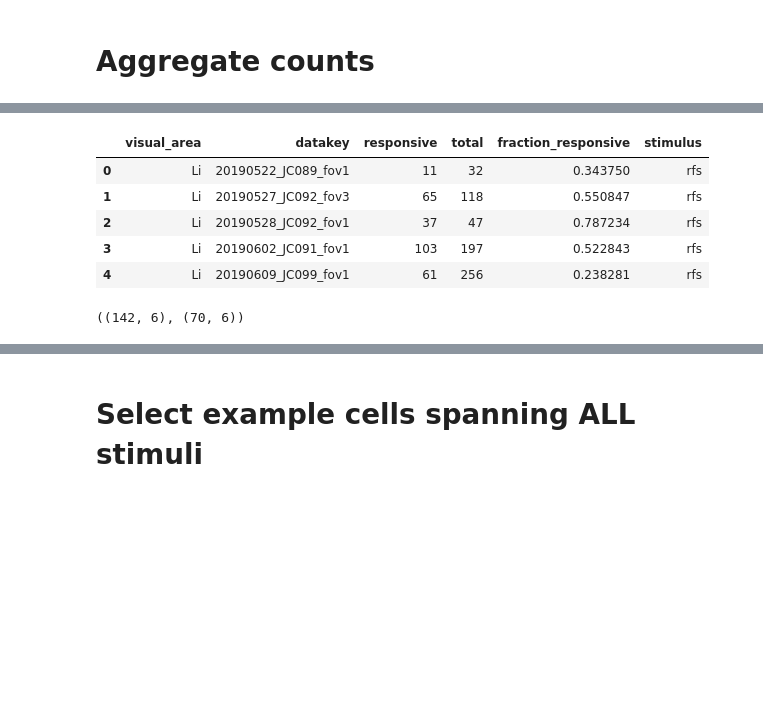
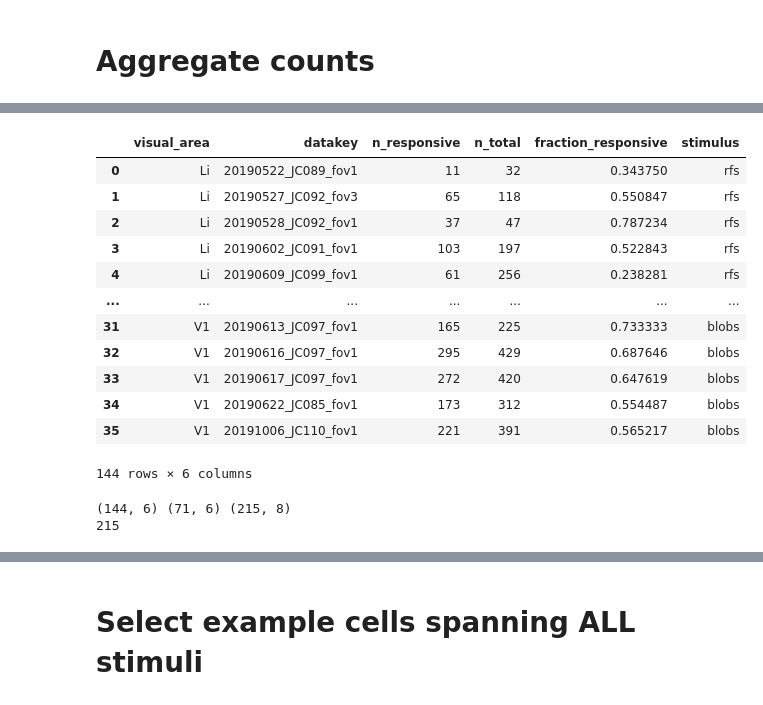
Before and after one commit to julianarhee/rat-2p-area-characterizations, a Jupyter notebook: analyze2p/aggregate/dataset_stats.ipynb, the cells around one changed output, grey strips where cells are left out. Saved outputs shown, nothing was run; the diff lists cells and outputs as text; code cells hidden in the pictures; blank space fills up the shorter version.

```diff
--- a/analyze2p/aggregate/dataset_stats.ipynb
+++ b/analyze2p/aggregate/dataset_stats.ipynb
@@ -549,18 +539,26 @@ total_counts.head()
-# %%
-COUNTS.head()
-# %% [output]
-|  | visual_area | datakey | responsive | total | fraction_responsive | stimulus |
-| 0 | Li | 20190522_JC089_fov1 | 11 | 32 | 0.343750 | rfs |
-| 1 | Li | 20190527_JC092_fov3 | 65 | 118 | 0.550847 | rfs |
-| 2 | Li | 20190528_JC092_fov1 | 37 | 47 | 0.787234 | rfs |
-| 3 | Li | 20190602_JC091_fov1 | 103 | 197 | 0.522843 | rfs |
-| 4 | Li | 20190609_JC099_fov1 | 61 | 256 | 0.238281 | rfs |
 # %%
-COUNTS.shape, total_counts.shape
+COUNTS
 # %% [output]
+|  | visual_area | datakey | n_responsive | n_total | fraction_responsive | stimulus |
+| 0 | Li | 20190522_JC089_fov1 | 11 | 32 | 0.343750 | rfs |
+| 1 | Li | 20190527_JC092_fov3 | 65 | 118 | 0.550847 | rfs |
+| 2 | Li | 20190528_JC092_fov1 | 37 | 47 | 0.787234 | rfs |
+| 3 | Li | 20190602_JC091_fov1 | 103 | 197 | 0.522843 | rfs |
+| 4 | Li | 20190609_JC099_fov1 | 61 | 256 | 0.238281 | rfs |
+| ... | ... | ... | ... | ... | ... | ... |
+| 31 | V1 | 20190613_JC097_fov1 | 165 | 225 | 0.733333 | blobs |
+| 32 | V1 | 20190616_JC097_fov1 | 295 | 429 | 0.687646 | blobs |
+| 33 | V1 | 20190617_JC097_fov1 | 272 | 420 | 0.647619 | blobs |
+| 34 | V1 | 20190622_JC085_fov1 | 173 | 312 | 0.554487 | blobs |
+| 35 | V1 | 20191006_JC110_fov1 | 221 | 391 | 0.565217 | blobs |
-((142, 6), (70, 6))
+144 rows × 6 columns
 # %%
-COUNTS = pd.concat([COUNTS, total_counts], axis=0)
+COUNTS_df = pd.concat([COUNTS, total_counts], axis=0)
+print(COUNTS.shape, total_counts.shape, COUNTS_df.shape)
+print(COUNTS.shape[0]+total_counts.shape[0])
+# %% [output]
+(144, 6) (71, 6) (215, 8)
+215
 # %%
 # N cells per FOV that pass
 # fits_drop = pd.concat([g for (va, dk), g in \
```
Also changed, not shown: parts of 28 cells of this notebook, 1 other file.
